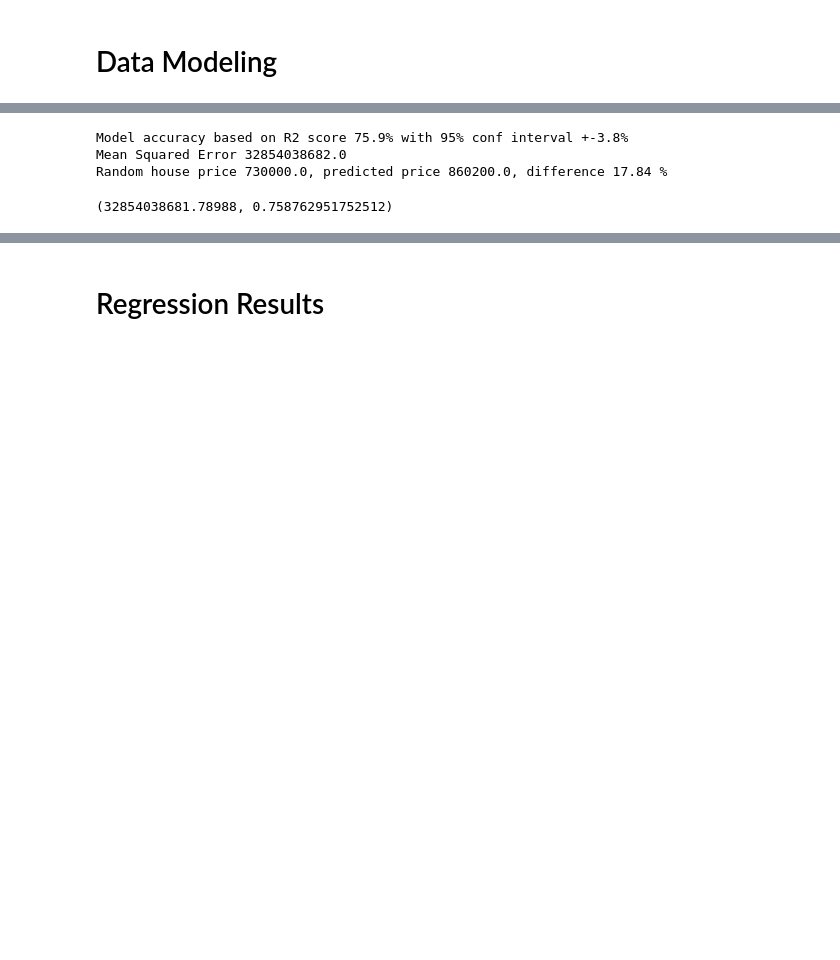
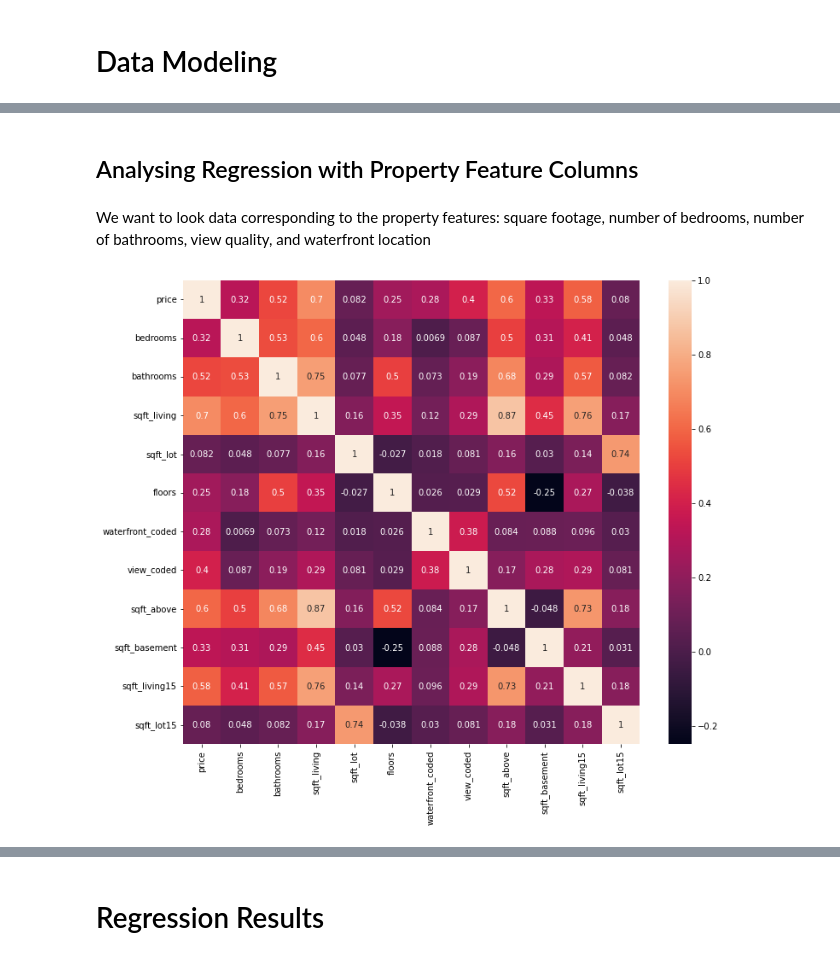
Before and after one commit to hannah-schurman/dsc-phase2-project, a Jupyter notebook: housing_sales_modeling.ipynb, the cells around one changed output, grey strips where cells are left out. Cells and saved outputs as stored; diff of their text form; code cells hidden in the pictures; blank space fills up the shorter version.

```diff
--- a/housing_sales_modeling.ipynb
+++ b/housing_sales_modeling.ipynb
@@ -150,7 +150,8 @@ df['yr_renovated'] = df['yr_renovated'].fillna(0)
 # %%
 # Create house age feature.
 # House age feature calculated the timeframe between transaction date and house construction date.
-df['age'] = df["date"].map(lambda x: int(x[-4:])) - df['yr_built']
+df['age'] = df['date'].map(lambda x: int(x[-4:])) - df['yr_built']
+df.loc[df['age'] < 0, 'age'] = 0
 # %%
 # Feature was house renovated or not.
 def renovated (year):
@@ -158,13 +159,20 @@ def renovated (year):
     This returns a True / False value on whether a property has been renovated or not
     """
     if year == 0.0:
-        return False
+        return 0
     elif year > 0.0:
-        return True
+        return 1
     else:
-        return False
+        return 0
 
 df['renovated'] = df['yr_renovated'].map(renovated)
+# %%
+# This creates a column of float values stating how old the renovations are on a property
+# If a property has not been renovated it will have a 0.0 value
+df['age_of_renovations'] = df['date'].map(lambda x: int(x[-4:])) - df['yr_renovated']
+df.loc[df['age_of_renovations'] == 2014, 'age_of_renovations'] = 1
+df.loc[df['age_of_renovations'] == 2015, 'age_of_renovations'] = 1
+df['age_of_renovations'] = df['age_of_renovations'].fillna(0)
 # %%
 # The majority of values in waterfront column are - No. Fill the missing values with mode value if this column.
 df['waterfront'] = df['waterfront'].fillna('NO')
@@ -508,47 +414,15 @@ Name: 0, Length: 66, dtype: object
+# %% [markdown]
+## Analysing Regression with Property Feature Columns
+# %% [markdown]
+We want to look data corresponding to the property features: square footage, number of bedrooms, number of bathrooms, view quality, and waterfront location
 # %%
-# from sklearn.model_selection import cross_validate, cross_val_predict
-# from sklearn.linear_model import SGDClassifier
+# create a correlation heat map for all the columns relating to house features (sqft, bedrooms, floors, etc)
+# checks if there are any features that might cause collinearity issues
 
+cols = ['price', 'bedrooms', 'bathrooms', 'sqft_living', 'sqft_lot', 'floors', 'waterfront_coded', 'view_coded', 'sqft_above', 'sqft_basement', 'sqft_living15', 'sqft_lot15']
+corr = df_cities[cols].corr()
 
-# def linear_reg_calculator(Data, n = 1):
-#     #model preparation
-#     poly = PolynomialFeatures(n)
-#     linreg = LinearRegression()
-#     scoring_model = ["r2", "neg_mean_squared_error"]
-#     kf = KFold(n_splits=5)
-#     y = Data["price"]
-#     X = Data.drop("price", axis = 1)
-
-#     # Fit and transform X for polynomial function
-#     X_poly= poly.fit_transform(X)
-#     if n > 1:
-#         X = X_poly
-#     else:
-#         pass
-
-#     # Modelling
-#     reg_poly = cross_validate(linreg, X, y, scoring= scoring_model, cv = kf)
-#     mean = np.mean(reg_poly["test_r2"])
-#     stand = np.std(reg_poly["test_r2"])
-#     mean_mean_sq_error = -np.mean(reg_poly["test_neg_mean_squared_error"])
-
-#     # Random house experiment
-#     random_sample = np.random.random_integers(0, len(y))                 # Choose the random house from our prediction
-#     y_hat = cross_val_predict(linreg, X, y, cv = kf)                     # Make predictions based on our model
-#     price = round(y[random_sample],0)                                    # sample house price
-#     predicted_price = round(y_hat[random_sample], 0)                     # sample house predicted price
-#     difference = round(100*(y_hat[random_sample]/y[random_sample]-1),2)  # difference between prices
-
-#     #Outputs
-#     print(f"Model accuracy based on R2 score {round(mean*100,1)}% with 95% conf interval +-{round(2*stand*100,1)}%")
-#     print(f"Mean Squared Error {round(mean_mean_sq_error, 0)}")
-#     print(f"Random house price {price}, predicted price {predicted_price}, difference {difference} %")
-#     return mean_mean_sq_error, mean
-
-# # Work example
-# linear_reg_calculator(df_cities)
+fig, ax = plt.subplots(figsize=(12,10))
+sns.heatmap(corr, annot=True, ax=ax);
 # %% [output]
-Model accuracy based on R2 score 75.9% with 95% conf interval +-3.8%
-Mean Squared Error 32854038682.0
-Random house price 730000.0, predicted price 860200.0, difference 17.84 %
-(32854038681.78988, 0.758762951752512)
+[figure, added]
```
Also changed, not shown: parts of 105 cells of this notebook, 4 other files.
